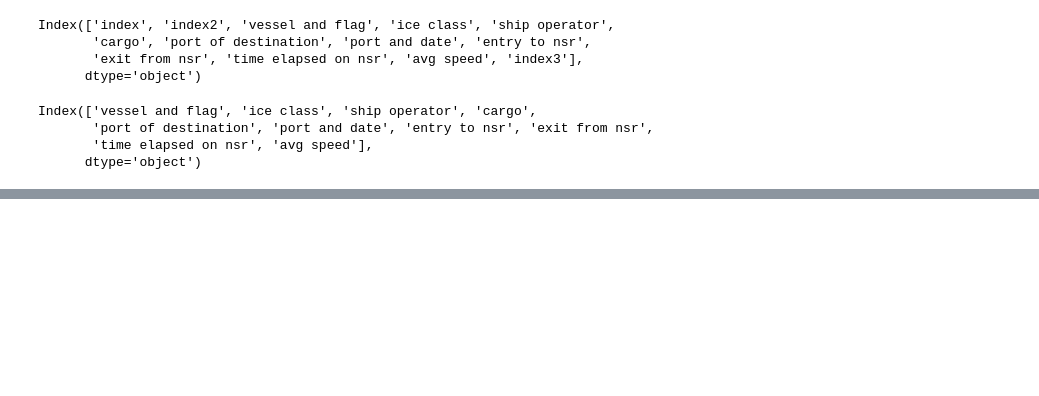
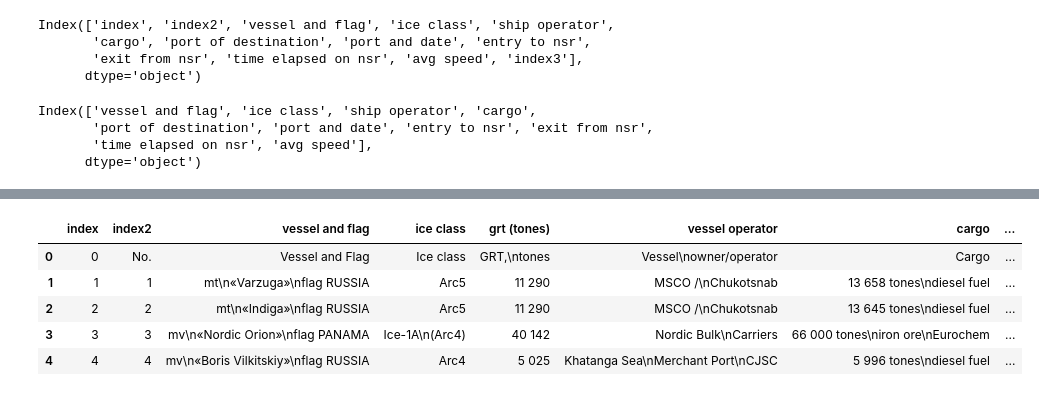
Before and after one commit to csmith454/nsr-project, a Jupyter notebook: nsr_data_wrangling.ipynb, the cells around one changed output, grey strips where cells are left out. Drawn from its saved outputs; the diff is of its cells as text; code cells hidden in the pictures; blank space fills up the shorter version.

```diff
--- a/nsr_data_wrangling.ipynb
+++ b/nsr_data_wrangling.ipynb
@@ -229,0 +253,5 @@ df_2012.reset_index()
+# %%
+# 2013
+
+df_2013 = data[2013]
+df_2013.head()
@@ -229,0 +292,3 @@ df_2012.reset_index()
+# %%
+df_2013 = df_2013[:77]
+df_2013.tail()
@@ -229,0 +302,10 @@ df_2012.reset_index()
+# %%
+df_2013.columns = ['index','index2','vessel and flag','ice class','grt (tones)','vessel operator','cargo','port of destination','port and date of departure','entry to nsr','exit from nsr','days spend in nsr','avg speed (knots)','index3','index4','index5']
+df_2013.head()
+# %% [output]
+|  | index | index2 | vessel and flag | ice class | grt (tones) | vessel operator | cargo | ... |
+| 0 | 0 | No. | Vessel and Flag | Ice class | GRT,\ntones | Vessel\nowner/operator | Cargo | ... |
+| 1 | 1 | 1 | mt\n«Varzuga»\nflag RUSSIA | Arc5 | 11 290 | MSCO /\nChukotsnab | 13 658 tones\ndiesel fuel | ... |
+| 2 | 2 | 2 | mt\n«Indiga»\nflag RUSSIA | Arc5 | 11 290 | MSCO /\nChukotsnab | 13 645 tones\ndiesel fuel | ... |
+| 3 | 3 | 3 | mv\n«Nordic Orion»\nflag PANAMA | Ice-1A\n(Arc4) | 40 142 | Nordic Bulk\nCarriers | 66 000 tones\niron ore\nEurochem | ... |
+| 4 | 4 | 4 | mv\n«Boris Vilkitskiy»\nflag RUSSIA | Arc4 | 5 025 | Khatanga Sea\nMerchant Port\nCJSC | 5 996 tones\ndiesel fuel | ... |
```
Also changed, not shown: parts of 9 cells of this notebook.
